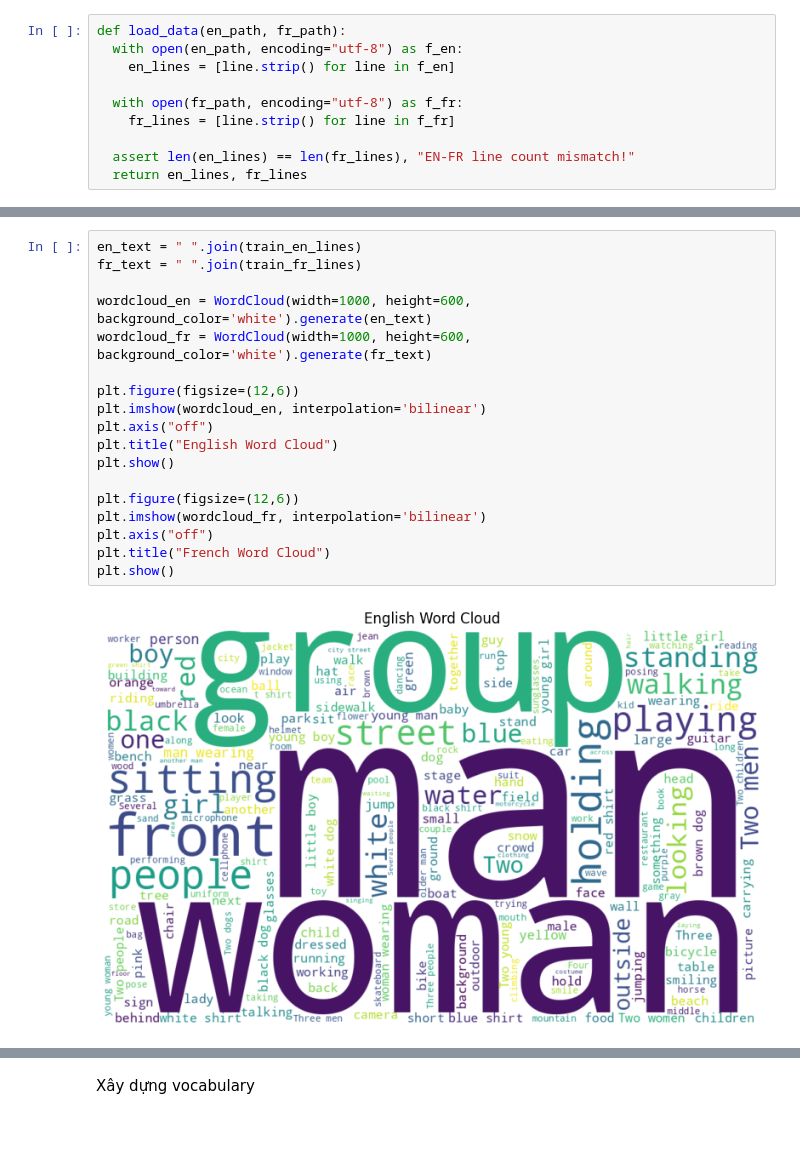
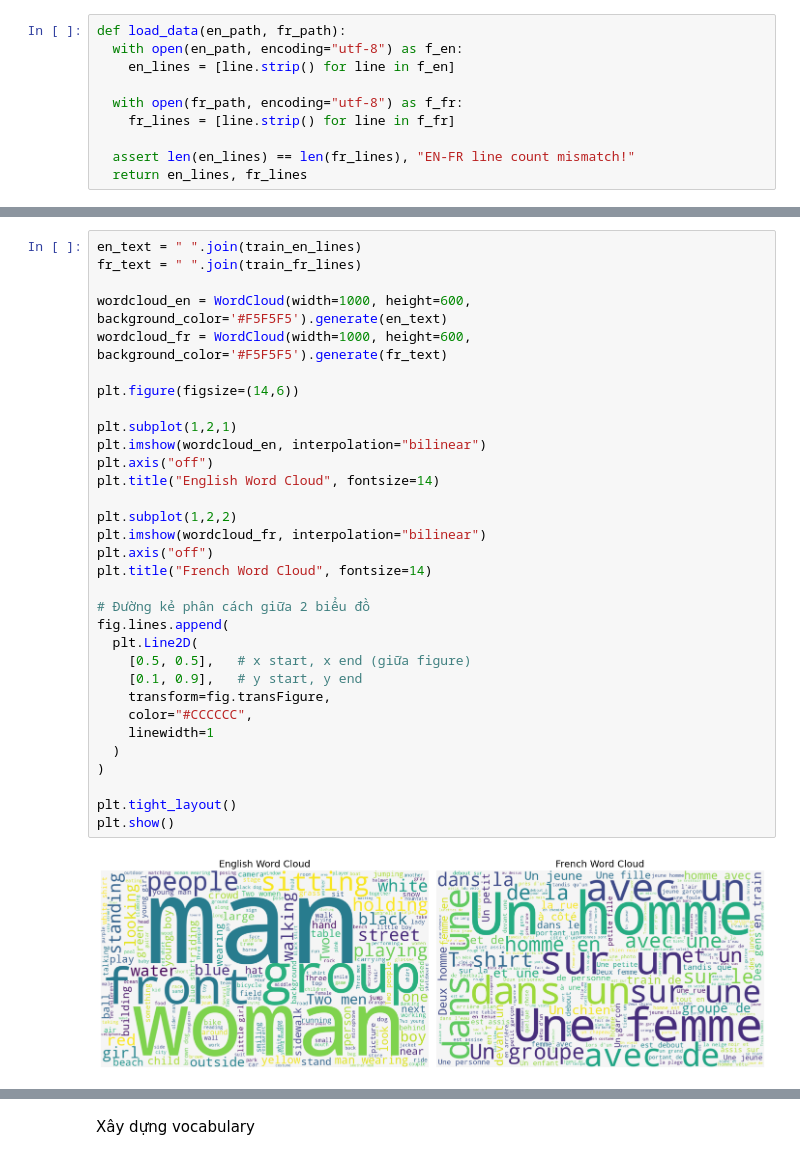
Before and after one commit to Zerldas/Translate-EN-to-FR-Project, a Jupyter notebook: NLP_Project_Translate_EN_to_FR.ipynb, the cells around one changed output, grey strips where cells are left out. Saved outputs shown, nothing was run; the diff lists cells and outputs as text; blank space fills up the shorter version.

Commit message:
Update plot

```diff
--- a/NLP_Project_Translate_EN_to_FR.ipynb
+++ b/NLP_Project_Translate_EN_to_FR.ipynb
@@ -179,20 +237,34 @@ plt.show()
 # %%
 en_text = " ".join(train_en_lines)
 fr_text = " ".join(train_fr_lines)
 
-wordcloud_en = WordCloud(width=1000, height=600, background_color='white').generate(en_text)
-wordcloud_fr = WordCloud(width=1000, height=600, background_color='white').generate(fr_text)
+wordcloud_en = WordCloud(width=1000, height=600, background_color='#F5F5F5').generate(en_text)
+wordcloud_fr = WordCloud(width=1000, height=600, background_color='#F5F5F5').generate(fr_text)
 
-plt.figure(figsize=(12,6))
-plt.imshow(wordcloud_en, interpolation='bilinear')
+plt.figure(figsize=(14,6))
+
+plt.subplot(1,2,1)
+plt.imshow(wordcloud_en, interpolation="bilinear")
 plt.axis("off")
-plt.title("English Word Cloud")
+plt.title("English Word Cloud", fontsize=14)
+
+plt.subplot(1,2,2)
+plt.imshow(wordcloud_fr, interpolation="bilinear")
+plt.axis("off")
+plt.title("French Word Cloud", fontsize=14)
+
+# Đường kẻ phân cách giữa 2 biểu đồ
+fig.lines.append(
+  plt.Line2D(
+    [0.5, 0.5],   # x start, x end (giữa figure)
+    [0.1, 0.9],   # y start, y end
+    transform=fig.transFigure,
+    color="#CCCCCC",
+    linewidth=1
+  )
+)
+
+plt.tight_layout()
 plt.show()
-
-plt.figure(figsize=(12,6))
-plt.imshow(wordcloud_fr, interpolation='bilinear')
-plt.axis("off")
-plt.title("French Word Cloud")
-plt.show()
 # %% [output]
-[figure, old version]
+[figure, new version]
```
Also changed, not shown: parts of 14 cells of this notebook.
